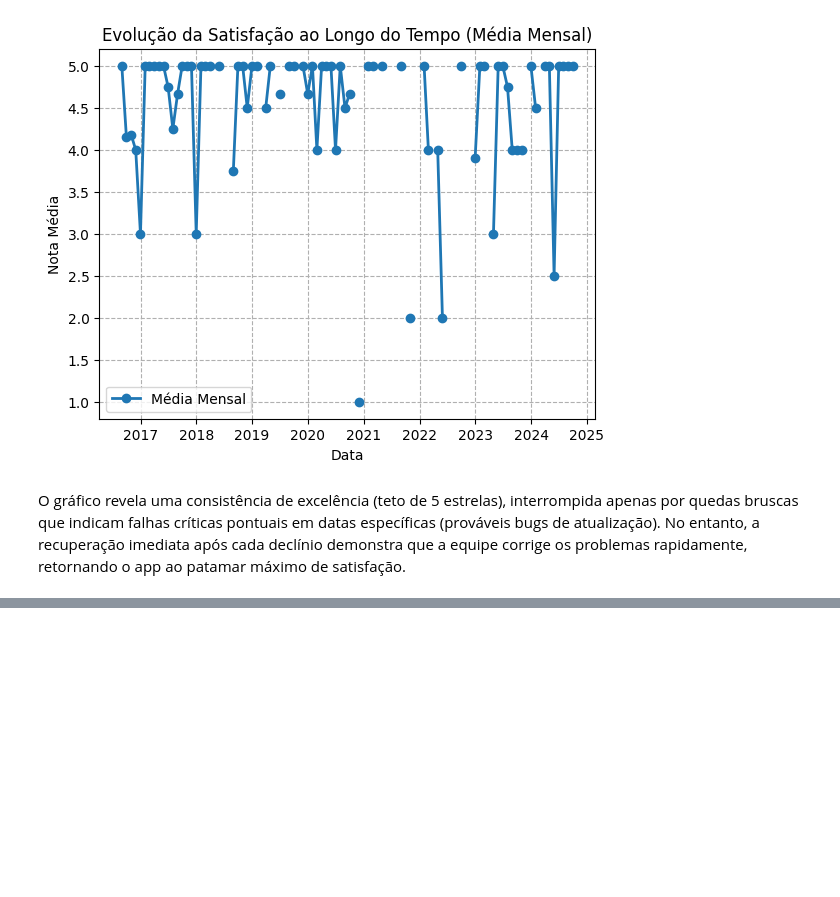
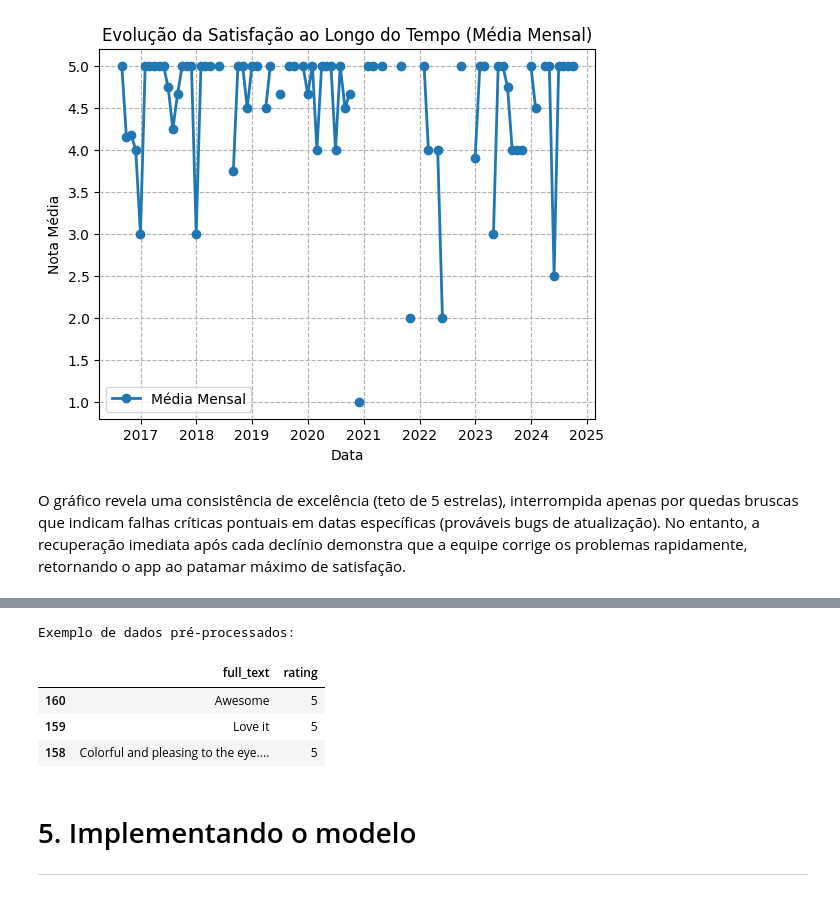
Before and after one commit to JonasSouza871/kaggle_DataScience_showcase, a Jupyter notebook: 04_google_play_reviews_transformer_analysis/notebooks/04_google_play_reviews_transformer_analysis.ipynb, the cells around one changed output, grey strips where cells are left out. Saved outputs shown, nothing was run; the diff lists cells and outputs as text; code cells hidden in the pictures; blank space fills up the shorter version.

```diff
--- a/04_google_play_reviews_transformer_analysis/notebooks/04_google_play_reviews_transformer_analysis.ipynb
+++ b/04_google_play_reviews_transformer_analysis/notebooks/04_google_play_reviews_transformer_analysis.ipynb
@@ -279,0 +299,13 @@ O gráfico revela uma consistência de excelência (teto de 5 estrelas), interro
+# %%
+print("Exemplo de dados pré-processados:")
+display(df[['full_text', 'rating']].head(3))
+# %% [output]
+Exemplo de dados pré-processados:
+|  | full_text | rating |
+| 160 | Awesome | 5 |
+| 159 | Love it | 5 |
+| 158 | Colorful and pleasing to the eye.... | 5 |
+# %% [markdown]
+# 5. Implementando o modelo
+
+-------
```
Also changed, not shown: parts of 21 cells of this notebook, 2 other files.
